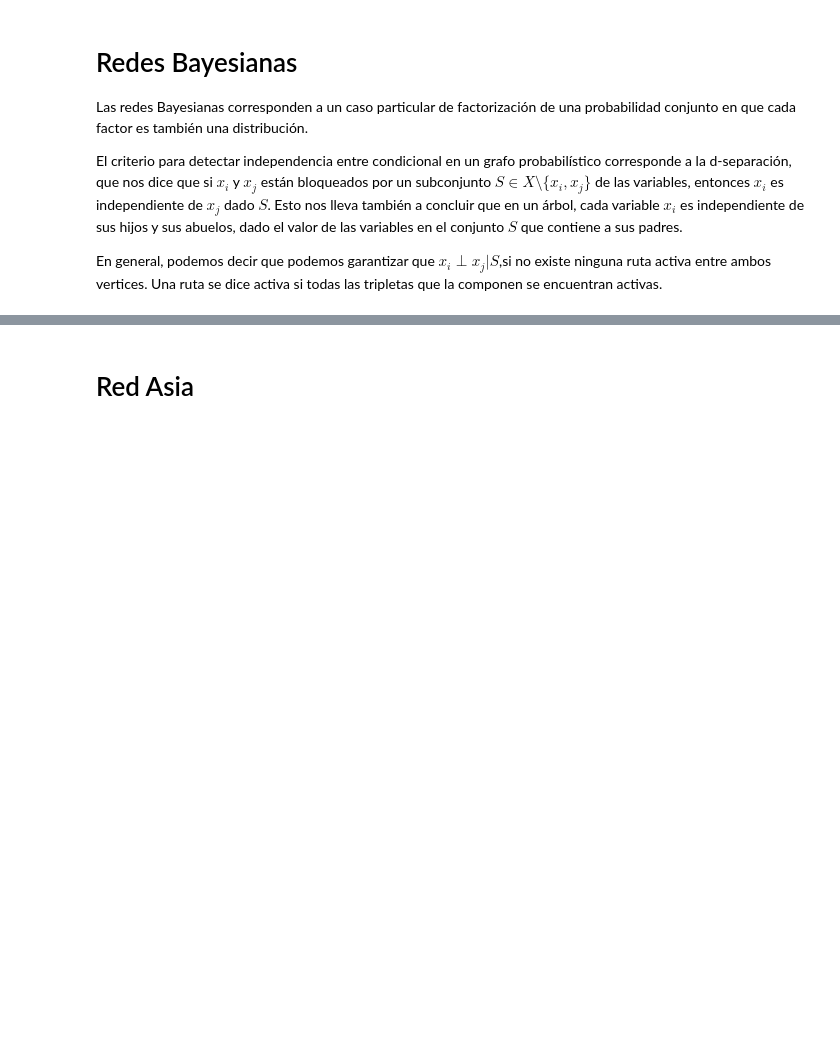
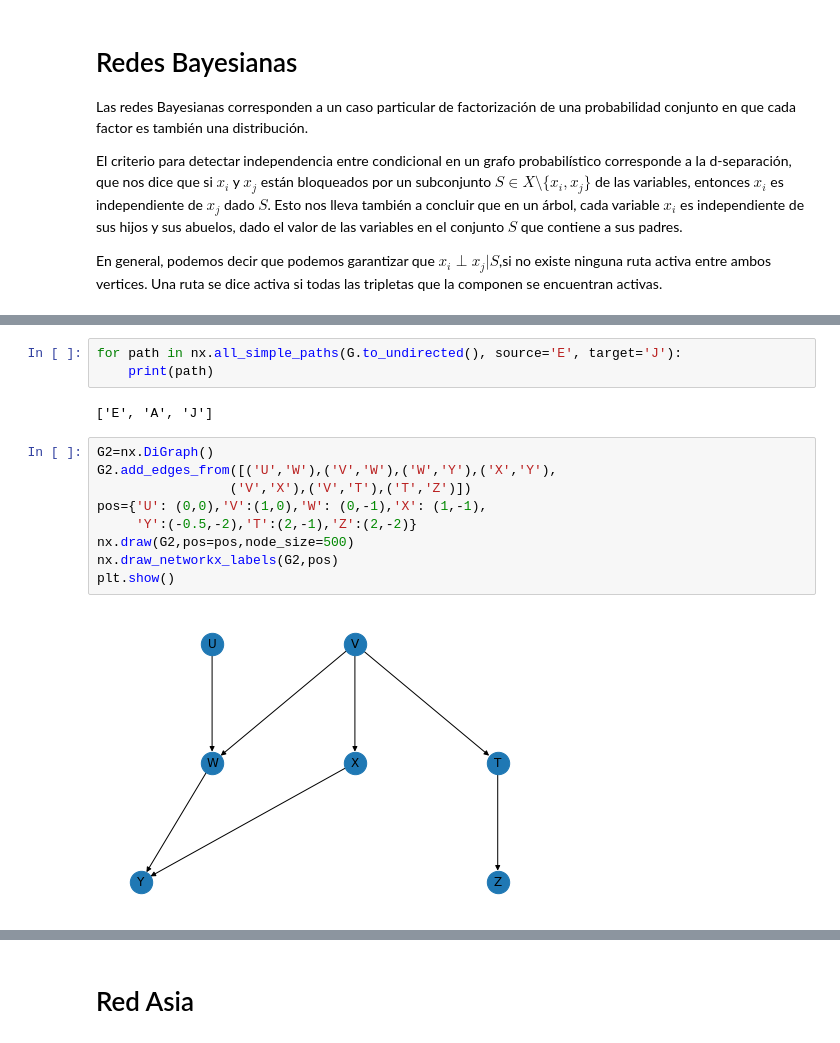
Before and after one commit to sherna90/inteligencia_artificial, a Jupyter notebook: 3.-Redes_Bayesianas.ipynb, the cells around one changed output, grey strips where cells are left out. Drawn from its saved outputs; the diff is of its cells as text; blank space fills up the shorter version.

```diff
--- a/3.-Redes_Bayesianas.ipynb
+++ b/3.-Redes_Bayesianas.ipynb
@@ -32,0 +68,16 @@ B _|_ M | A :  True
+# %%
+for path in nx.all_simple_paths(G.to_undirected(), source='E', target='J'):
+    print(path)
+# %% [output]
+['E', 'A', 'J']
+# %%
+G2=nx.DiGraph()
+G2.add_edges_from([('U','W'),('V','W'),('W','Y'),('X','Y'),
+                 ('V','X'),('V','T'),('T','Z')])
+pos={'U': (0,0),'V':(1,0),'W': (0,-1),'X': (1,-1),
+     'Y':(-0.5,-2),'T':(2,-1),'Z':(2,-2)}
+nx.draw(G2,pos=pos,node_size=500)
+nx.draw_networkx_labels(G2,pos)
+plt.show()
+# %% [output]
+[figure, added]
```
Also changed, not shown: parts of 5 cells of this notebook, 2 other files.
